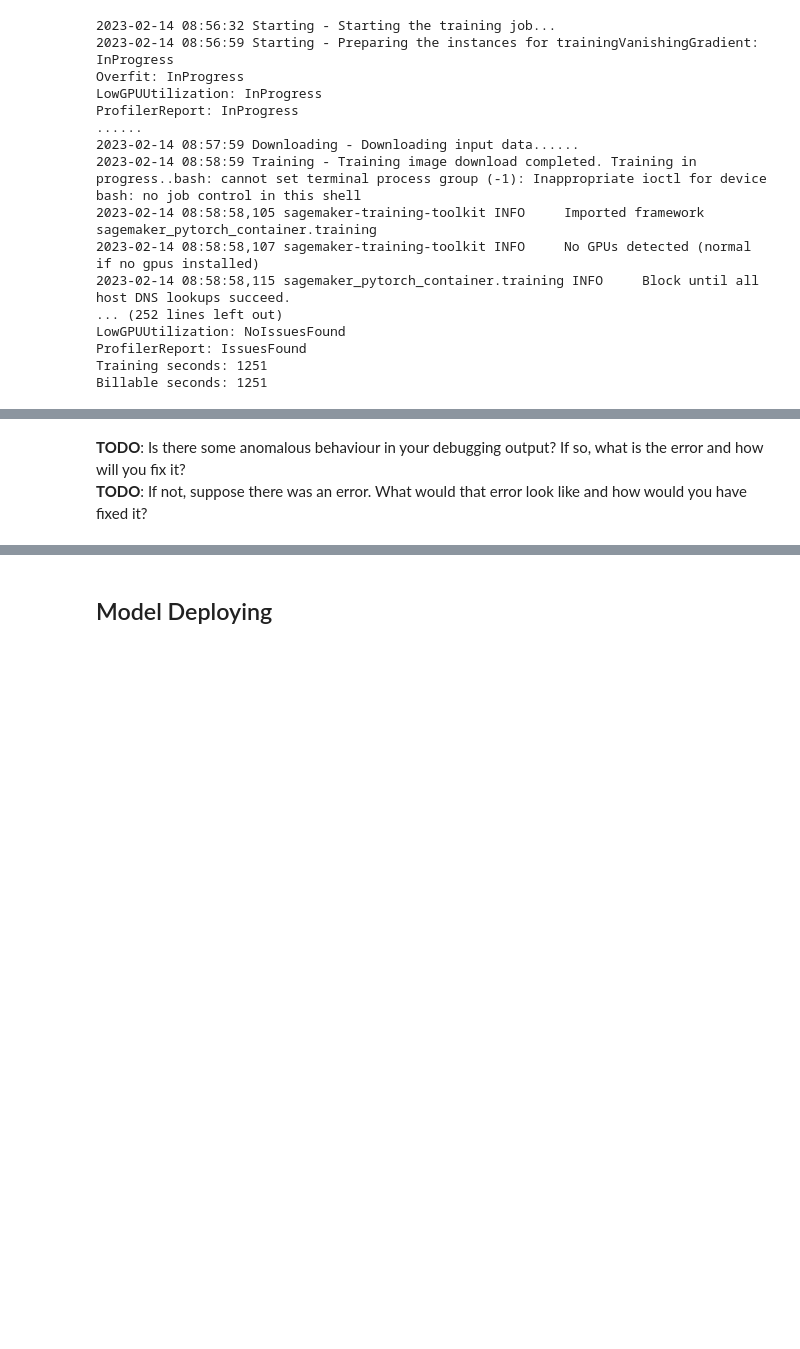
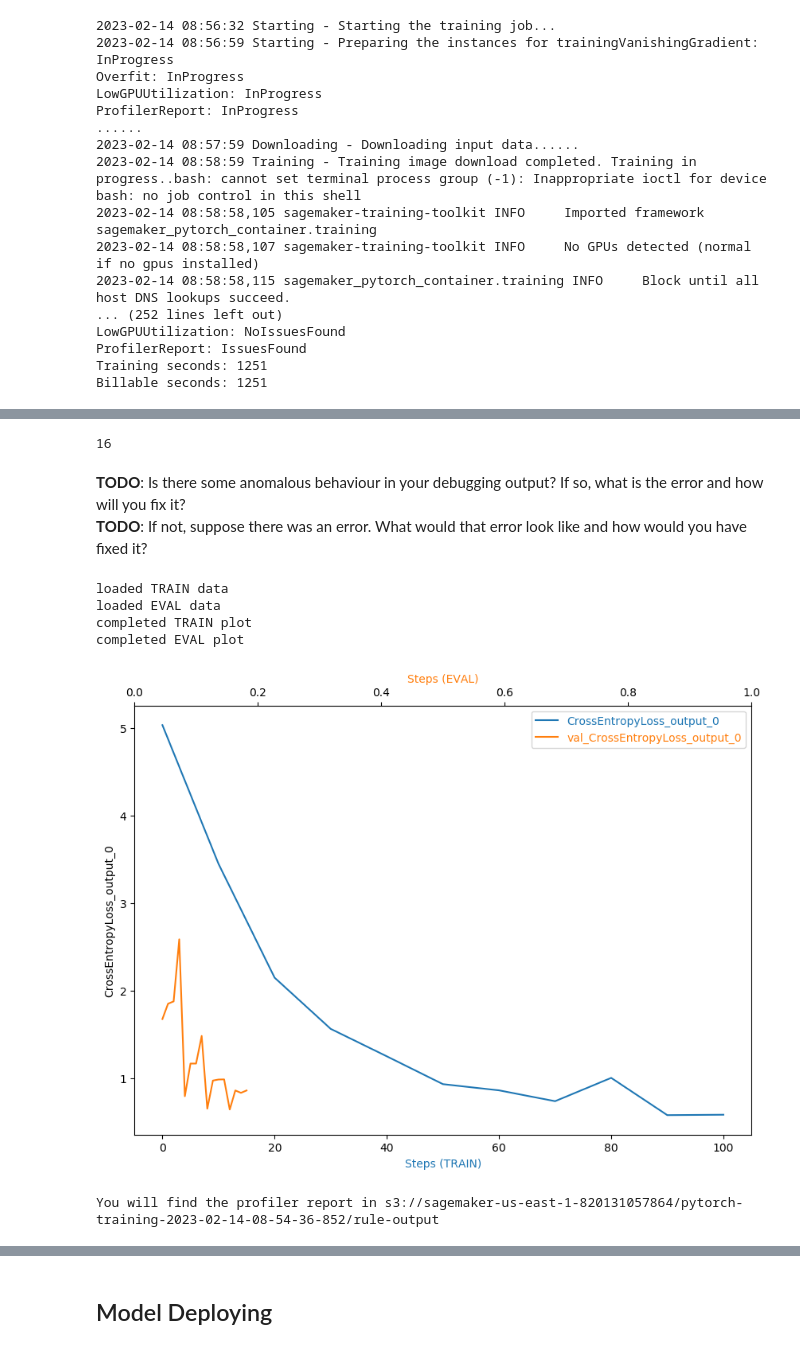
Before and after one commit to masinde70/NLP-and-Computer-Vision, a Jupyter notebook: train_and_deploy.ipynb, the cells around one changed output, grey strips where cells are left out. Drawn from its saved outputs; the diff is of its cells as text; code cells hidden in the pictures; blank space fills up the shorter version.

```diff
--- a/train_and_deploy.ipynb
+++ b/train_and_deploy.ipynb
@@ -218,0 +282,5 @@ description = client.describe_training_job(TrainingJobName=estimator.latest_trai
+# %%
+from smdebug.trials import create_trial
+from smdebug.core.modes import ModeKeys
+
+trial = create_trial(estimator.latest_job_debugger_artifacts_path())
@@ -218,0 +302,4 @@ description = client.describe_training_job(TrainingJobName=estimator.latest_trai
+# %%
+len(trial.tensor("CrossEntropyLoss_output_0").steps(mode=ModeKeys.EVAL))
+# %% [output]
+16
@@ -223,0 +318,50 @@ description = client.describe_training_job(TrainingJobName=estimator.latest_trai
+# %%
+import matplotlib.pyplot as plt
+from mpl_toolkits.axes_grid1 import host_subplot
+
+
+def plot_tensor(trial, tensor_name):
+
+    steps_train, vals_train = get_data(trial, tensor_name, mode=ModeKeys.TRAIN)
+    print("loaded TRAIN data")
+    steps_eval, vals_eval = get_data(trial, tensor_name, mode=ModeKeys.EVAL)
+    print("loaded EVAL data")
+
+    fig = plt.figure(figsize=(10, 7))
+    host = host_subplot(111)
+
+    par = host.twiny()
+
+    host.set_xlabel("Steps (TRAIN)")
+    par.set_xlabel("Steps (EVAL)")
+    host.set_ylabel(tensor_name)
+
+    (p1,) = host.plot(steps_train, vals_train, label=tensor_name)
+    print("completed TRAIN plot")
+    (p2,) = host.plot(steps_eval, vals_eval, label="val_" + tensor_name)
+    print("completed EVAL plot")
+    leg = plt.legend()
+
+    host.xaxis.get_label().set_color(p1.get_color())
+    leg.texts[0].set_color(p1.get_color())
+
+    par.xaxis.get_label().set_color(p2.get_color())
+    leg.texts[1].set_color(p2.get_color())
+
+    plt.ylabel(tensor_name)
+
+    plt.show()
+# %%
+plot_tensor(trial, "CrossEntropyLoss_output_0")
+# %% [output]
+loaded TRAIN data
+loaded EVAL data
+completed TRAIN plot
+completed EVAL plot
+[figure, added]
+# %%
+# TODO: Display the profiler output
+rule_output_path = estimator.output_path + estimator.latest_training_job.job_name + "/rule-output"
+print(f"You will find the profiler report in {rule_output_path}")
+# %% [output]
+You will find the profiler report in s3://sagemaker-us-east-1-820131057864/pytorch-training-2023-02-14-08-54-36-852/rule-output
```
Also changed, not shown: parts of 18 cells of this notebook, 1 other file.
